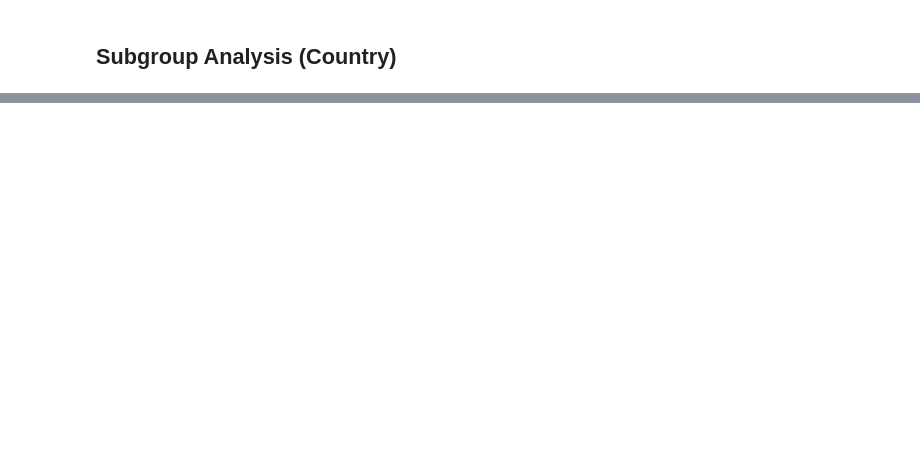
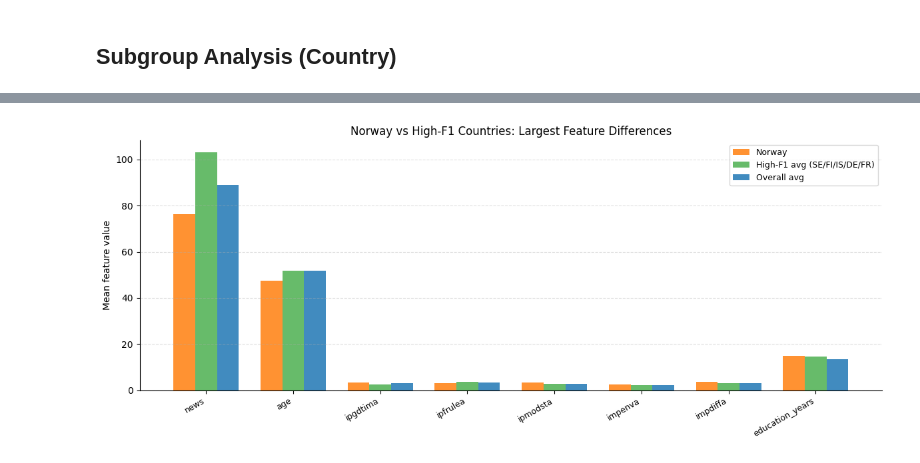
Before and after one commit to kchua675/Thesis, a Jupyter notebook: Thesis.ipynb, the cells around one changed output, grey strips where cells are left out. Drawn from its saved outputs; the diff is of its cells as text; code cells hidden in the pictures; blank space fills up the shorter version.

```diff
--- a/Thesis.ipynb
+++ b/Thesis.ipynb
@@ -1832,0 +2160,78 @@ max       6.000000     6.000000     0.0     1.0     0.973663
+# %%
+# -----------------------------
+# 1. Correlation: Boycott Rate vs F1
+# -----------------------------
+from scipy import stats
+
+r, p = stats.pearsonr(by_country["boycott_rate"], by_country["f1"])
+rho, p_spearman = stats.spearmanr(by_country["boycott_rate"], by_country["f1"])
+
+print("=== Prevalence–F1 Correlation ===")
+print(f"Pearson  r  = {r:.3f}  (p = {p:.4f})")
+print(f"Spearman rho = {rho:.3f}  (p = {p_spearman:.4f})")
+
+# -----------------------------
+# 2. Norway deep-dive
+# -----------------------------
+no_mask = results_clf[country_col] == "NO"
+no_data = results_clf[no_mask].copy()
+
+print(f"\n=== Norway Error Profile ===")
+print(f"N samples:      {len(no_data)}")
+print(f"Boycott rate:   {no_data['y_true'].mean():.3f}")
+print(f"F1:             {f1_score(no_data['y_true'], no_data['y_pred']):.3f}")
+print(f"Precision:      {precision_score(no_data['y_true'], no_data['y_pred']):.3f}")
+print(f"Recall:         {recall_score(no_data['y_true'], no_data['y_pred']):.3f}")
+print(f"FP rate:        {((no_data['y_true']==0) & (no_data['y_pred']==1)).mean():.3f}")
+print(f"FN rate:        {((no_data['y_true']==1) & (no_data['y_pred']==0)).mean():.3f}")
+
+# Compare NO feature means vs high-performing countries (SE, FI, IS, DE, FR)
+high_performers = ["SE", "FI", "IS", "DE", "FR"]
+high_mask = results_clf[country_col].isin(high_performers)
+
+no_features    = results_clf.loc[no_mask,   numerical_cols].mean()
+high_features  = results_clf.loc[high_mask, numerical_cols].mean()
+overall_features = results_clf[numerical_cols].mean()
+
+comparison = pd.DataFrame({
+    "Norway":        no_features,
+    "High-F1 avg":   high_features,
+    "Overall avg":   overall_features,
+}).T
+
+print("\n=== Feature Means: Norway vs High-F1 Countries vs Overall ===")
+print(comparison.round(3).to_string())
+
+# Highlight where Norway deviates most from high-F1 countries
+diff = (no_features - high_features).abs().sort_values(ascending=False)
+print("\n=== Largest Feature Gaps: Norway vs High-F1 Countries ===")
+print(diff.head(10).round(3).to_string())
+
+# -----------------------------
+# 3. Visualise: Norway vs High-F1 countries feature profile
+# -----------------------------
+top_diff_features = diff.head(8).index.tolist()
+
+x = np.arange(len(top_diff_features))
+width = 0.25
+
+fig, ax = plt.subplots(figsize=(12, 5))
+
+ax.bar(x - width, no_features[top_diff_features],
+       width=width, label="Norway", color="#ff7f0e", alpha=0.85)
+ax.bar(x,         high_features[top_diff_features],
+       width=width, label="High-F1 avg (SE/FI/IS/DE/FR)", color="#4CAF50", alpha=0.85)
+ax.bar(x + width, overall_features[top_diff_features],
+       width=width, label="Overall avg", color="#1f77b4", alpha=0.85)
+
+ax.set_xticks(x)
+ax.set_xticklabels(top_diff_features, rotation=30, ha="right", fontsize=9)
+ax.set_ylabel("Mean feature value")
+ax.set_title("Norway vs High-F1 Countries: Largest Feature Differences")
+ax.legend(fontsize=9)
+ax.grid(True, linestyle="--", alpha=0.4, axis="y")
+ax.spines[["top", "right"]].set_visible(False)
+
+plt.tight_layout()
+plt.show()
+# %% [output]
@@ -1832,0 +2255 @@ max       6.000000     6.000000     0.0     1.0     0.973663
+[figure, added]
```
Also changed, not shown: parts of 6 cells of this notebook.
